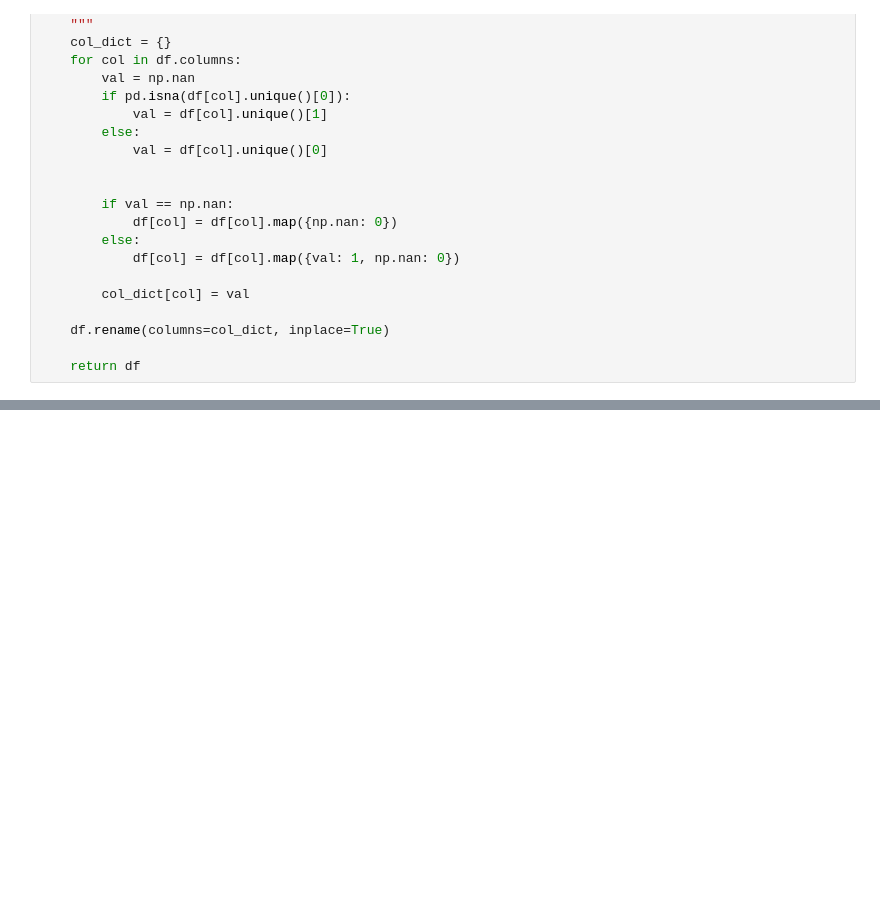
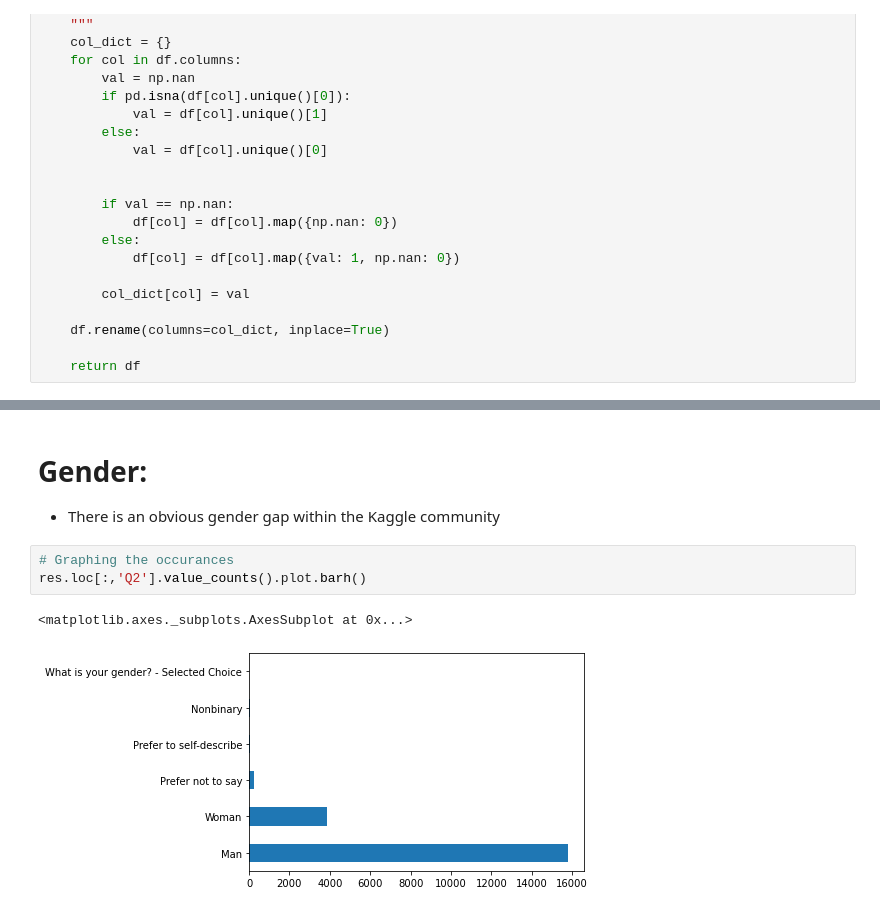
Before and after one commit to damoonsh/Kaggle-Survey, a Jupyter notebook: kaggle-ds-surveys.ipynb, the cells around one changed output, grey strips where cells are left out. Drawn from its saved outputs; the diff is of its cells as text; blank space fills up the shorter version.

```diff
--- a/kaggle-ds-surveys.ipynb
+++ b/kaggle-ds-surveys.ipynb
@@ -106,0 +160,9 @@ work_activity = break_down(110, 118) # Q23
+# %% [markdown]
+# Gender:
+- There is an obvious gender gap within the Kaggle community
+# %%
+# Graphing the occurances
+res.loc[:,'Q2'].value_counts().plot.barh()
+# %% [output]
+<matplotlib.axes._subplots.AxesSubplot at 0x...>
+[figure, added]
```
Also changed, not shown: parts of 41 cells of this notebook.
